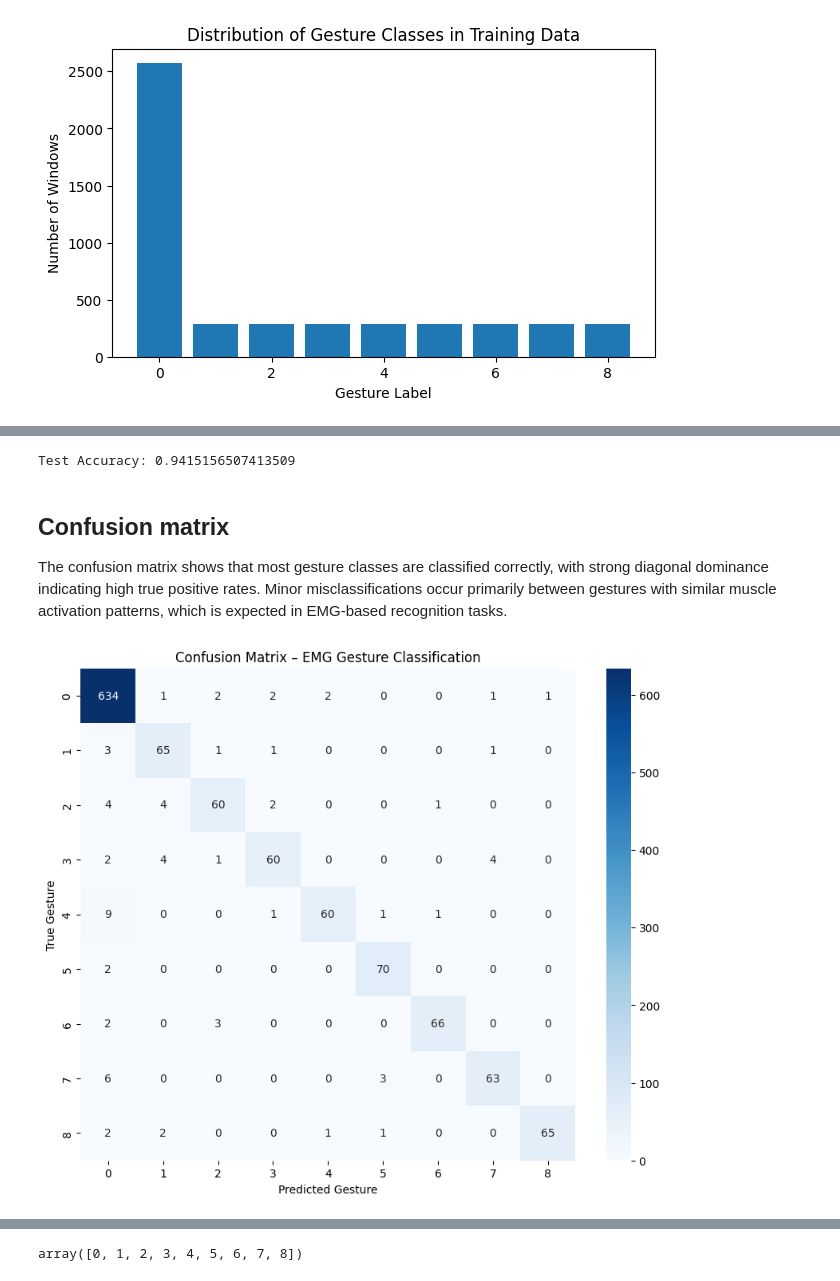
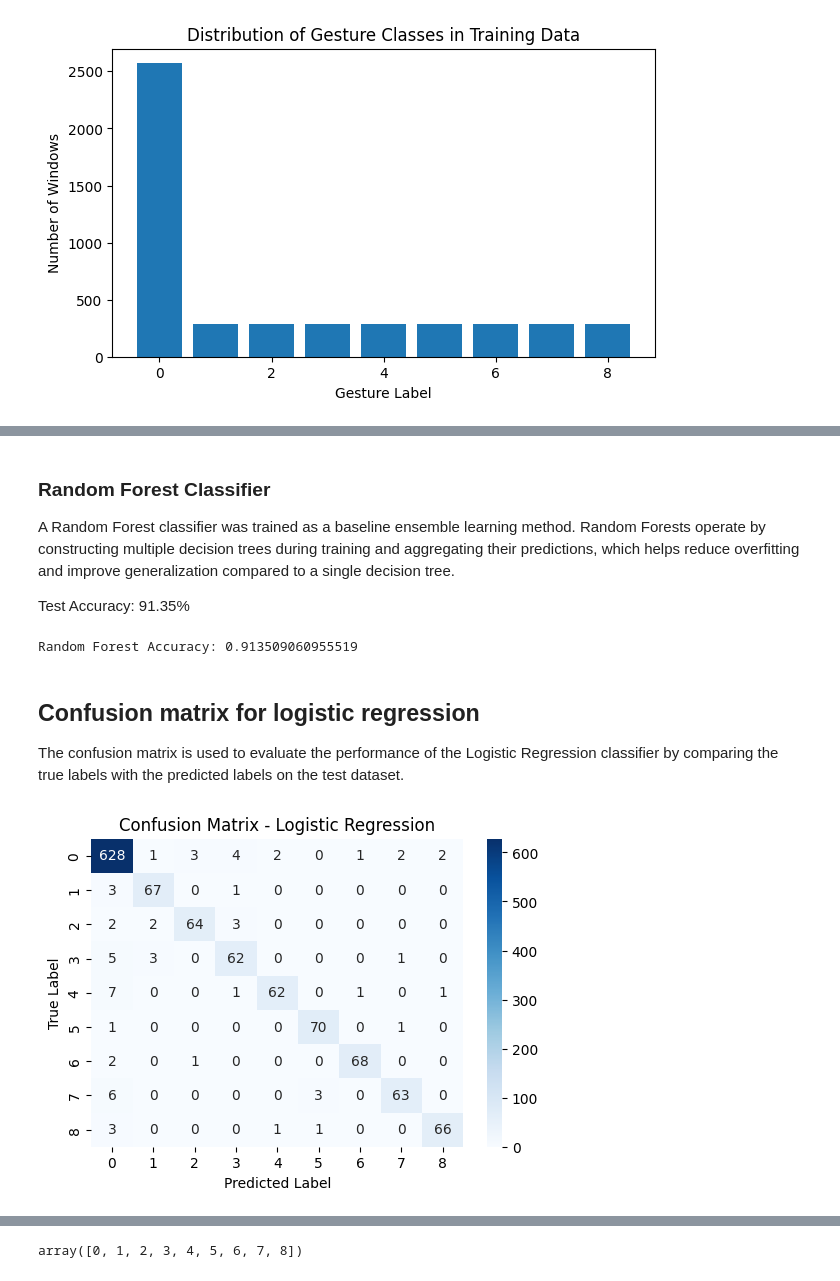
Before and after one commit to vanshikasarawgi-gif/EMG-Gesture-Recognition, a Jupyter notebook: notebooks/main.ipynb, the cells around one changed output, grey strips where cells are left out. Cells and saved outputs as stored; diff of their text form; code cells hidden in the pictures.

```diff
--- a/notebooks/main.ipynb
+++ b/notebooks/main.ipynb
@@ -435,0 +442,16 @@ Two models are trained.
+# %%
+from sklearn.linear_model import LogisticRegression
+from sklearn.metrics import accuracy_score
+
+# Logistic Regression model
+log_reg = LogisticRegression(max_iter=1000)
+
+# Train
+log_reg.fit(X_train_scaled, y_train)
+
+# Predict
+y_pred_lr = log_reg.predict(X_test_scaled)
+
+# Accuracy
+lr_acc = accuracy_score(y_test, y_pred_lr)
+print("Logistic Regression Accuracy:", lr_acc)
@@ -456,28 +508,50 @@ y_pred = svm_model.predict(X_test_scaled)
-# %%
-from sklearn.metrics import accuracy_score
-
-accuracy = accuracy_score(y_test, y_pred)
-print("Test Accuracy:", accuracy)
-# %% [output]
-Test Accuracy: 0.9415156507413509
+# %% [markdown]
+### Random Forest Classifier
+
+
+A Random Forest classifier was trained as a baseline ensemble learning method. Random Forests operate by constructing multiple decision trees during training and aggregating their predictions, which helps reduce overfitting and improve generalization compared to a single decision tree.
+
+Test Accuracy: 91.35%
+# %%
+from sklearn.ensemble import RandomForestClassifier
+from sklearn.metrics import accuracy_score
+
+#RF Model
+rf = RandomForestClassifier(n_estimators=200, random_state=42)
+
+#Train
+rf.fit(X_train, y_train)   # scaling not required
+
+#Predict
+y_pred_rf = rf.predict(X_test)
+
+#Accuracy
+rf_acc = accuracy_score(y_test, y_pred_rf)
+print("Random Forest Accuracy:", rf_acc)
+# %% [output]
+Random Forest Accuracy: 0.913509060955519
 # %% [markdown]
-## Confusion matrix
-The confusion matrix shows that most gesture classes are classified correctly, with strong diagonal dominance indicating high true positive rates. Minor misclassifications occur primarily between gestures with similar muscle activation patterns, which is expected in EMG-based recognition tasks.
+## Confusion matrix for logistic regression
+The confusion matrix is used to evaluate the performance of the Logistic Regression classifier by comparing the true labels with the predicted labels on the test dataset.
 # %%
-from sklearn.metrics import confusion_matrix
+from sklearn.metrics import confusion_matrix, classification_report
+import seaborn as sns
 import matplotlib.pyplot as plt
-import seaborn as sns
 
-cm = confusion_matrix(y_test, y_pred)
+# Predictions
+y_pred_lr = log_reg.predict(X_test_scaled)
 
-plt.figure(figsize=(10, 8))
-sns.heatmap(cm, annot=True, fmt='d', cmap='Blues')
-plt.xlabel("Predicted Gesture")
-plt.ylabel("True Gesture")
-plt.title("Confusion Matrix – EMG Gesture Classification")
+# Confusion Matrix
+cm = confusion_matrix(y_test, y_pred_lr)
+
+plt.figure(figsize=(6,4))
+sns.heatmap(cm, annot=True, fmt="d", cmap="Blues")
+plt.xlabel("Predicted Label")
+plt.ylabel("True Label")
+plt.title("Confusion Matrix - Logistic Regression")
 plt.show()
 # %% [output]
-[figure, old version]
+[figure, new version]
 # %%
 cm  #confusion matrix
 # %% [output]
```
Also changed, not shown: parts of 26 cells of this notebook.
